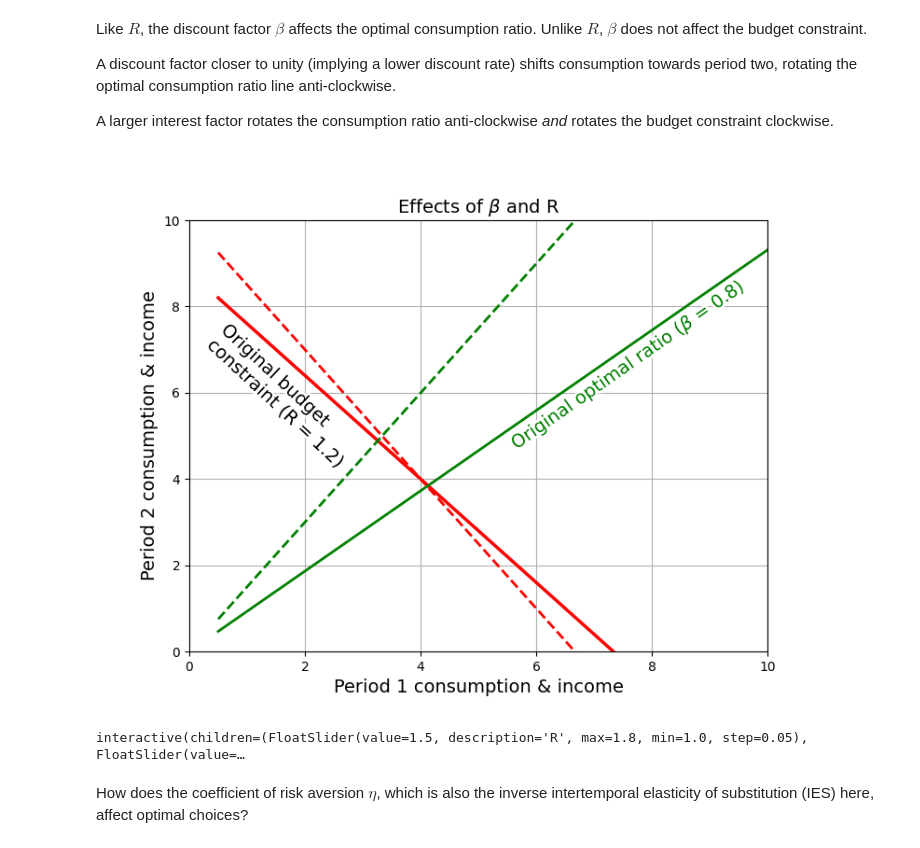
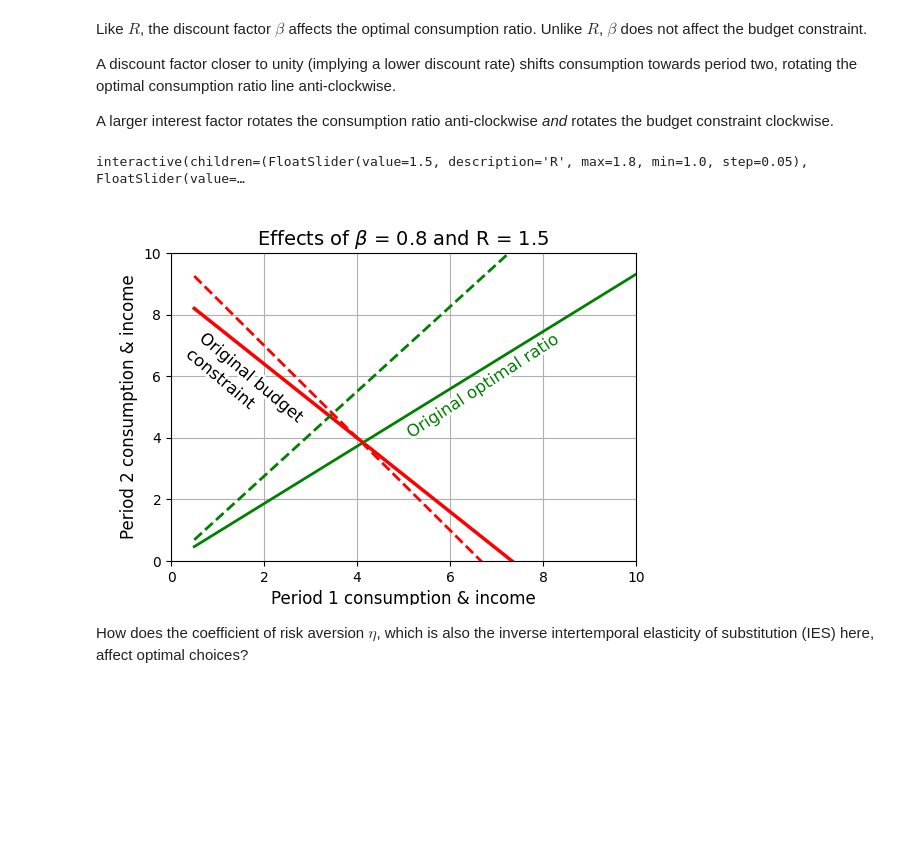
Before and after one commit to jl-2021/my-binder, a Jupyter notebook: intertemporal-choice.ipynb, the cells around one changed output. Cells and saved outputs as stored; diff of their text form; code cells hidden in the pictures; blank space fills up the shorter version.

```diff
--- a/intertemporal-choice.ipynb
+++ b/intertemporal-choice.ipynb
@@ -246,51 +325,50 @@ pars1['beta'] = 1.05
 choice1 = IntertemporalChoice(pars1)
 
 # Create a contour plot to visualize the indifference curve
-plt.figure(figsize=(8, 6))
+plt.figure(figsize=(6, 4))
 
 # Plot the budget constraint
 plt.plot(c1_line, choice0.budget_line(), color='red', linewidth =2.5)
 
 plt.xlim(0, 10)
 plt.ylim(0, 10)
 
-plt.clabel(contour, inline=True, fontsize=10)
-plt.xlabel('Period 1 consumption & income', fontsize=14)
-plt.ylabel('Period 2 consumption & income', fontsize=14)
-plt.title(r"Effects of $\beta$ and R", fontsize=14)
+plt.xlabel('Period 1 consumption & income', fontsize=12)
+plt.ylabel('Period 2 consumption & income', fontsize=12)
+plt.title(r"Effects of $\beta$ and R", fontsize=12)
 
 plt.plot(choice0.linspace(), choice0.c2_line(), color='green', linewidth =2, linestyle='-')
 c2_line1, = plt.plot(choice1.linspace(), choice1.c2_line(), color='green', linewidth =2, linestyle='--')
-budget_line1, = plt.plot(choice1.linspace(), choicer.budget_line(), color='red', linewidth =2, linestyle='--')
+budget_line1, = plt.plot(choice1.linspace(), choice1.budget_line(), color='red', linewidth =2, linestyle='--')
 
 angle_income = angle_degrees = np.degrees(np.arctan2(c2_line_income[-1] - c2_line_income[0],
                                                      c1_line[-1] - c1_line[0]))
 
-plt.annotate(r'Original optimal ratio ($\beta$ = 0.8)', xy=(5, 6), xytext=(5.5, 4.7),
-               fontsize=14, rotation=35, color='green',
+plt.annotate(r'Original optimal ratio', xy=(5, 6), xytext=(5.0, 4.0),
+               fontsize=12, rotation=33, color='green',
             path_effects=[withStroke(linewidth=4, foreground='white')])
 
-plt.annotate('Original budget\nconstraint (R = 1.2)', xy=(5, 3), xytext=(0.25, 4.25),
-               fontsize=14, rotation=-43, color='black',
+plt.annotate('Original budget\nconstraint', xy=(5, 3), xytext=(0.25, 4.0),
+               fontsize=12, rotation=-40, color='black',
             path_effects=[withStroke(linewidth=4, foreground='white')])
 
 plt.grid(True)
-plt.show()
+#plt.show()
 
 def update(R = 1.5, beta = 0.8):
     choice1.pars['beta'] = beta
     choice1.pars['R'] = R
 
     c2_line1.set_ydata(choice1.c2_line())
     budget_line1.set_ydata(choice1.budget_line())
     plt.title(r"Effects of $\beta$ = {} and R = {}".format(np.round(beta,2), np.round(R,3)), fontsize=14)
-
+    #fig.canvas.layout = Layout(align_items='center', width='50%') #This is not right and pertains only to the widget, not the whole figure?
     fig.canvas.draw_idle()
 
 interact(update, beta = (0.7,1.0,0.05), R = (1.0,1.8,0.05));
 # %% [output]
+interactive(children=(FloatSlider(value=1.5, description='R', max=1.8, min=1.0, step=0.05), FloatSlider(value=…
-[figure, old version]
+[figure, new version]
-interactive(children=(FloatSlider(value=1.5, description='R', max=1.8, min=1.0, step=0.05), FloatSlider(value=…
 # %% [markdown]
 How does the coefficient of risk aversion $\eta$, which is also the inverse intertemporal elasticity of substitution (IES) here, affect optimal choices?
 # %%
```
Also changed, not shown: parts of 14 cells of this notebook.
